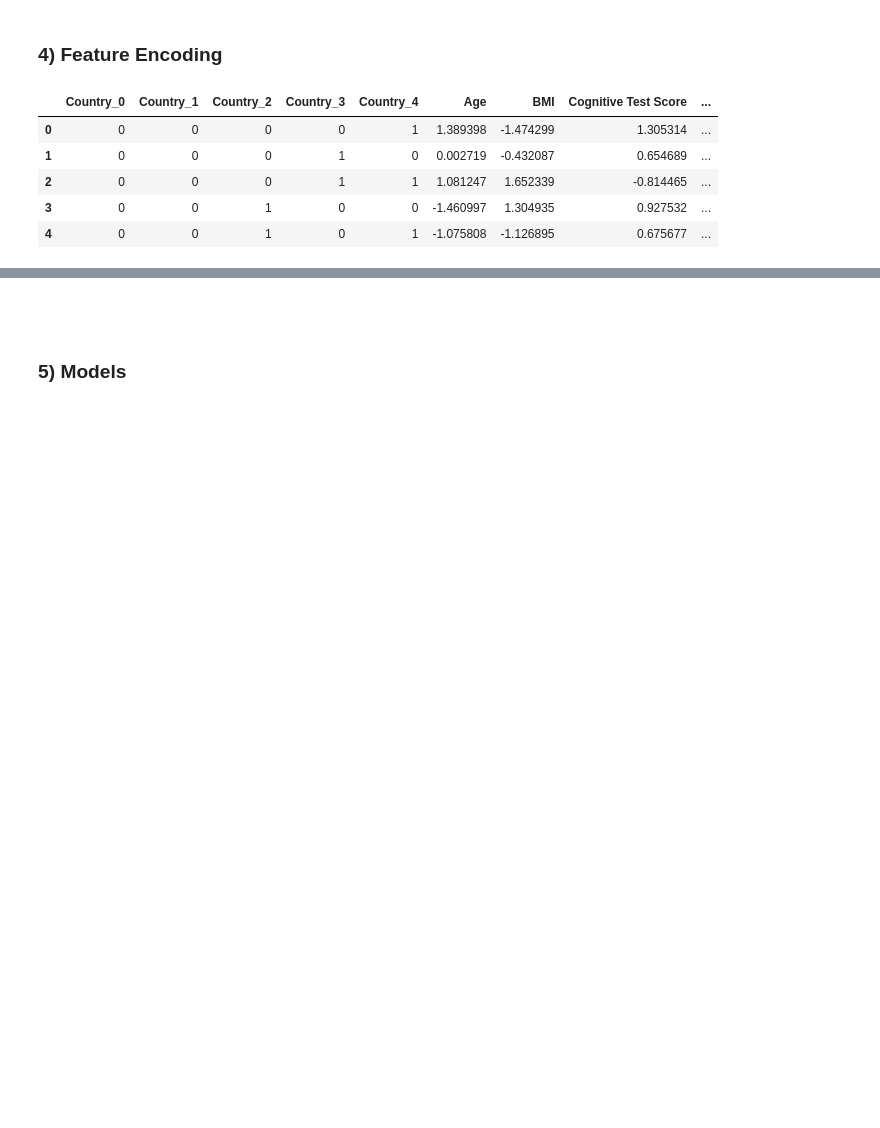
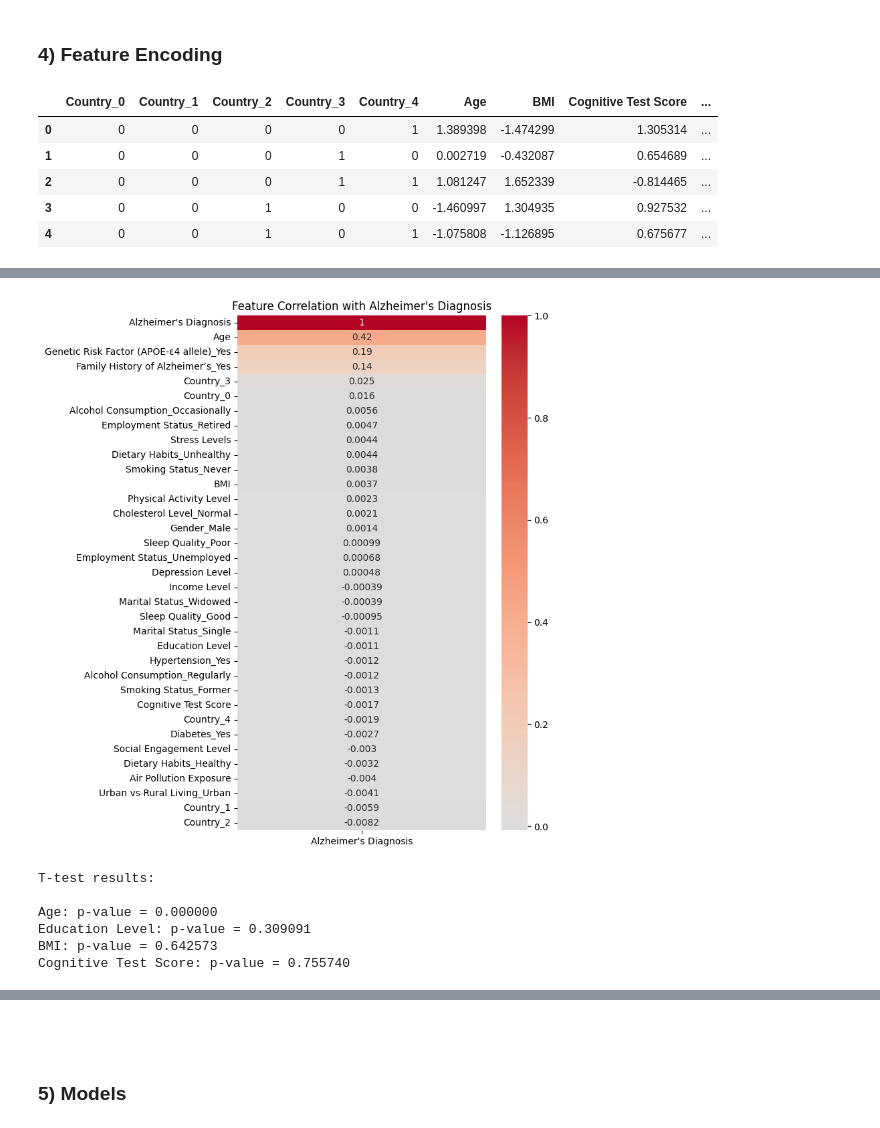
Before and after one commit to Zander-Rothering/Chem277a_Project_II, a Jupyter notebook: Project_II.ipynb, the cells around one changed output, grey strips where cells are left out. Drawn from its saved outputs; the diff is of its cells as text; code cells hidden in the pictures; blank space fills up the shorter version.

```diff
--- a/Project_II.ipynb
+++ b/Project_II.ipynb
@@ -199,0 +230,41 @@ df_alz_encoded.head()
+# %%
+# correlation with target
+
+# Make a copy so we do not change the original encoded dataframe
+df_corr = df_alz_encoded.copy()
+
+# Add target back into the encoded dataframe
+df_corr["Alzheimer's Diagnosis"] = alz_target.map({"No": 0, "Yes": 1})
+
+# Correlation with target
+corr_target = df_corr.corr()["Alzheimer's Diagnosis"].sort_values(ascending=False)
+plt.figure(figsize=(6,10))
+sns.heatmap(corr_target.to_frame(), annot=True, cmap="coolwarm", center=0)
+plt.title("Feature Correlation with Alzheimer's Diagnosis")
+plt.show()
+# %% [output]
+[figure, added]
+# %%
+# Statistical Validation
+# Numeric → T-test
+
+from scipy.stats import ttest_ind
+
+print("T-test results:\n")
+
+for col in numeric_features:
+
+    group0 = alz_data[alz_target == "No"][col].dropna()
+
+    group1 = alz_data[alz_target == "Yes"][col].dropna()
+
+    stat, p = ttest_ind(group0, group1, equal_var=False)
+
+    print(f"{col}: p-value = {p:.6f}")
+# %% [output]
+T-test results:
+
+Age: p-value = 0.000000
+Education Level: p-value = 0.309091
+BMI: p-value = 0.642573
+Cognitive Test Score: p-value = 0.755740
```
Also changed, not shown: parts of 10 cells of this notebook.
